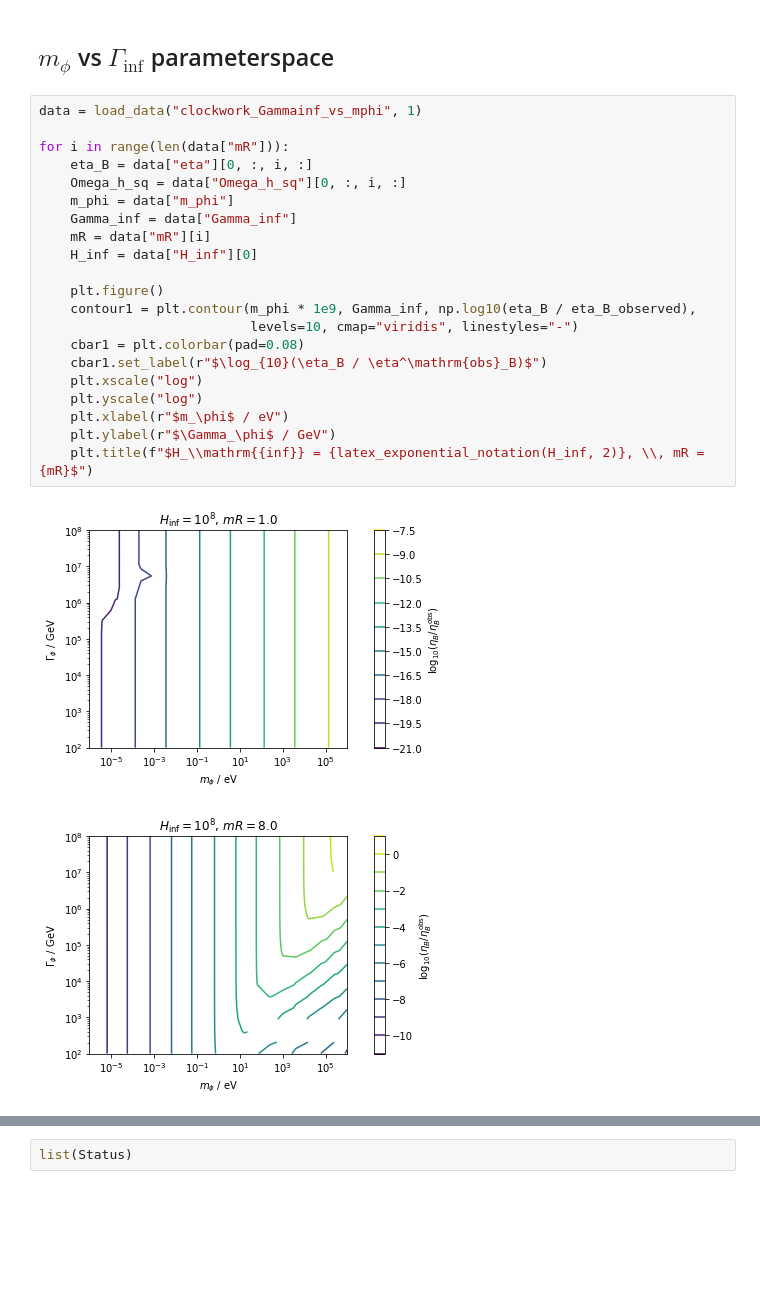
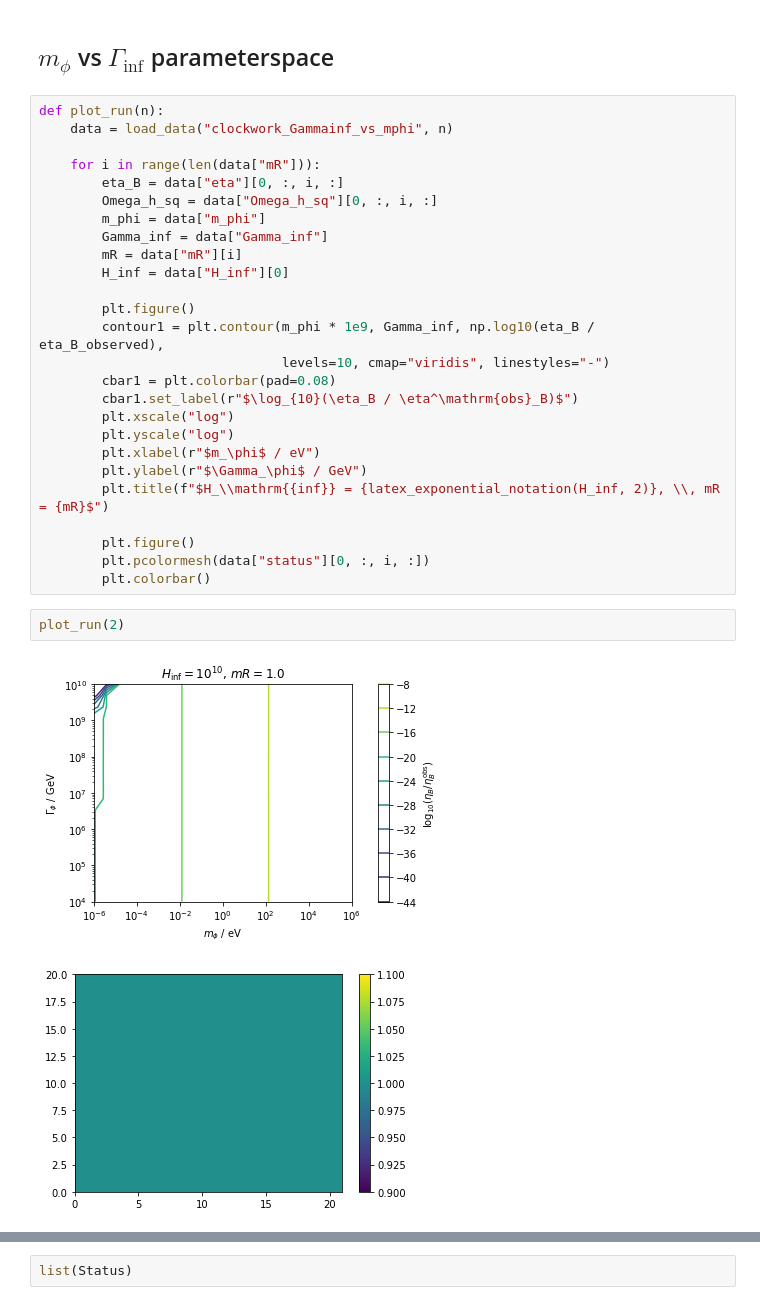
Before and after one commit to anna-jana/masters-project, a Jupyter notebook: transport_eq_in_time/clockwork_axion.ipynb, the cells around one changed output, grey strips where cells are left out. Saved outputs shown, nothing was run; the diff lists cells and outputs as text; blank space fills up the shorter version.

```diff
--- a/transport_eq_in_time/clockwork_axion.ipynb
+++ b/transport_eq_in_time/clockwork_axion.ipynb
@@ -46,26 +46,33 @@ Text(0.5, 1.0, '$H_\\mathrm{inf} = 10^{8}, \\, \\Gamma_\\mathrm{inf} = 10^{8}$')
 # %% [markdown]
 ## $m_\phi$ vs $\Gamma_\mathrm{inf}$ parameterspace
 # %%
-data = load_data("clockwork_Gammainf_vs_mphi", 1)
+def plot_run(n):
+    data = load_data("clockwork_Gammainf_vs_mphi", n)
 
-for i in range(len(data["mR"])):
-    eta_B = data["eta"][0, :, i, :]
-    Omega_h_sq = data["Omega_h_sq"][0, :, i, :]
-    m_phi = data["m_phi"]
-    Gamma_inf = data["Gamma_inf"]
-    mR = data["mR"][i]
-    H_inf = data["H_inf"][0]
+    for i in range(len(data["mR"])):
+        eta_B = data["eta"][0, :, i, :]
+        Omega_h_sq = data["Omega_h_sq"][0, :, i, :]
+        m_phi = data["m_phi"]
+        Gamma_inf = data["Gamma_inf"]
+        mR = data["mR"][i]
+        H_inf = data["H_inf"][0]
 
-    plt.figure()
-    contour1 = plt.contour(m_phi * 1e9, Gamma_inf, np.log10(eta_B / eta_B_observed),
-                           levels=10, cmap="viridis", linestyles="-")
-    cbar1 = plt.colorbar(pad=0.08)
-    cbar1.set_label(r"$\log_{10}(\eta_B / \eta^\mathrm{obs}_B)$")
-    plt.xscale("log")
-    plt.yscale("log")
-    plt.xlabel(r"$m_\phi$ / eV")
-    plt.ylabel(r"$\Gamma_\phi$ / GeV")
-    plt.title(f"$H_\\mathrm{{inf}} = {latex_exponential_notation(H_inf, 2)}, \\, mR = {mR}$")
+        plt.figure()
+        contour1 = plt.contour(m_phi * 1e9, Gamma_inf, np.log10(eta_B / eta_B_observed),
+                               levels=10, cmap="viridis", linestyles="-")
+        cbar1 = plt.colorbar(pad=0.08)
+        cbar1.set_label(r"$\log_{10}(\eta_B / \eta^\mathrm{obs}_B)$")
+        plt.xscale("log")
+        plt.yscale("log")
+        plt.xlabel(r"$m_\phi$ / eV")
+        plt.ylabel(r"$\Gamma_\phi$ / GeV")
+        plt.title(f"$H_\\mathrm{{inf}} = {latex_exponential_notation(H_inf, 2)}, \\, mR = {mR}$")
+
+        plt.figure()
+        plt.pcolormesh(data["status"][0, :, i, :])
+        plt.colorbar()
-# %% [output]
-[figure, removed]
-[figure, removed]
+# %%
+plot_run(2)
+# %% [output]
+[figure, added]
+[figure, added]
```
Also changed, not shown: parts of 3 cells of this notebook, 1 other file.
